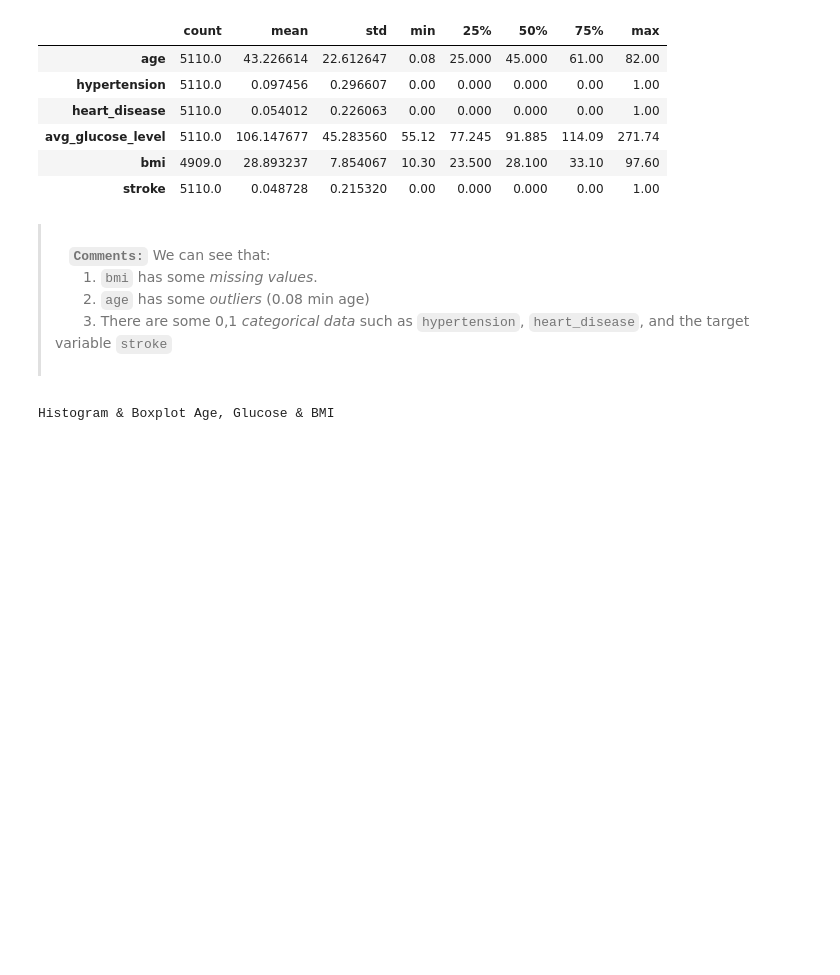
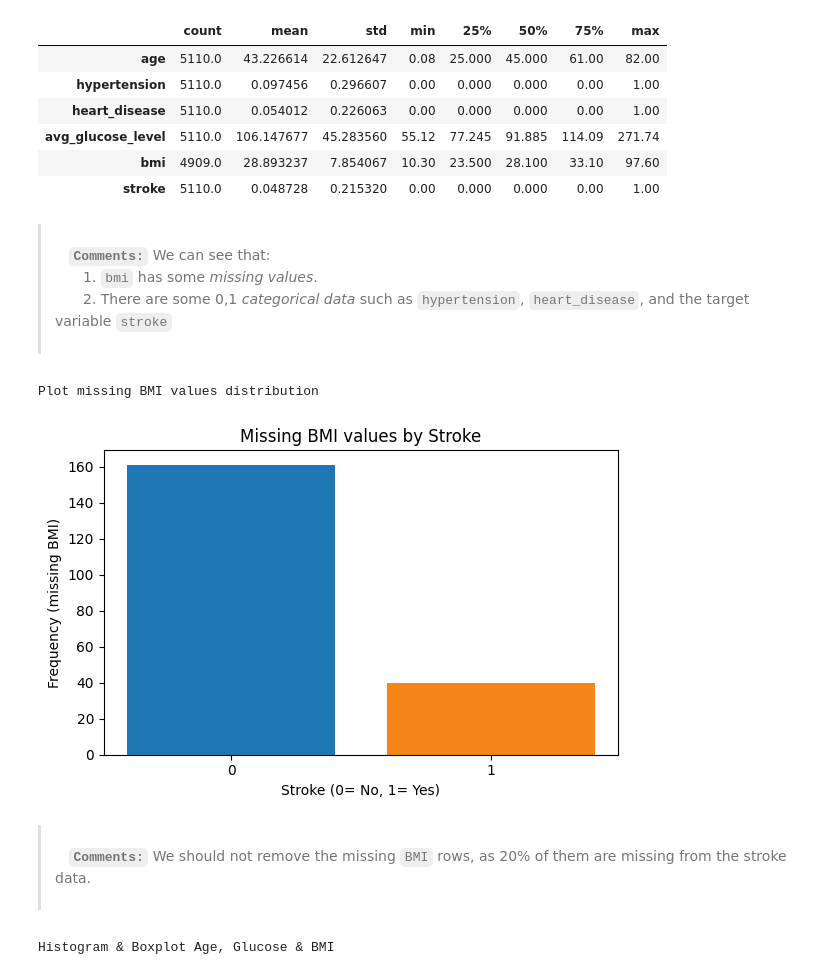
Before and after one commit to stefanosPanteli/EPL448_Team1_StrokePrediction, a Jupyter notebook: project.ipynb, the cells around one changed output. Cells and saved outputs as stored; diff of their text form; code cells hidden in the pictures; blank space fills up the shorter version.

```diff
--- a/project.ipynb
+++ b/project.ipynb
@@ -144,7 +141,30 @@ Dataset Summary of Numerical Columns Count, Mean, Std, Min, 25%, 50%, 75%, Max
 | bmi | 4909.0 | 28.893237 | 7.854067 | 10.30 | 23.500 | 28.100 | 33.10 | 97.60 |
 | stroke | 5110.0 | 0.048728 | 0.215320 | 0.00 | 0.000 | 0.000 | 0.00 | 1.00 |
 # %% [markdown]
-> <br>&emsp;**`Comments:`** We can see that:<br>&emsp;&emsp;1. `bmi` has some *missing values*.<br>&emsp;&emsp;2. `age` has some *outliers* (0.08 min age)<br>&emsp;&emsp;3. There are some 0,1 *categorical data* such as `hypertension`, `heart_disease`, and the target variable `stroke`<br>&emsp;
+> <br>&emsp;**`Comments:`** We can see that:<br>&emsp;&emsp;1. `bmi` has some *missing values*.<br>&emsp;&emsp;2. There are some 0,1 *categorical data* such as `hypertension`, `heart_disease`, and the target variable `stroke`<br>&emsp;
+# %%
+nicely_print('Plot missing BMI values distribution')
+
+missing_bmi = (
+    df[['bmi', 'stroke']]
+    .assign(missing_bmi=lambda x: x['bmi'].isna())
+    .groupby('stroke')['missing_bmi']
+    .sum()
+    .reset_index(name='missing_bmi_count')
+)
+
+plt.figure(figsize=(6, 4))
+plt.bar(missing_bmi['stroke'].astype(str), missing_bmi['missing_bmi_count'], color= ['#1f77b4' if s == 0 else '#F58518' for s in missing_bmi['stroke']])
+plt.title('Missing BMI values by Stroke')
+plt.xlabel('Stroke (0= No, 1= Yes)')
+plt.ylabel('Frequency (missing BMI)')
+plt.tight_layout()
+plt.show()
+# %% [output]
+Plot missing BMI values distribution
+[figure, added]
+# %% [markdown]
+> <br>&emsp;**`Comments:`** We should not remove the missing `BMI` rows, as 20% of them are missing from the stroke data.<br>&emsp;
 # %%
 def plot_hist_and_boxplot(df: pd.DataFrame, stroke_df: pd.DataFrame, col: str) -> None:
     plt.figure(figsize= (15, 5))
```
Also changed, not shown: parts of 38 cells of this notebook.
